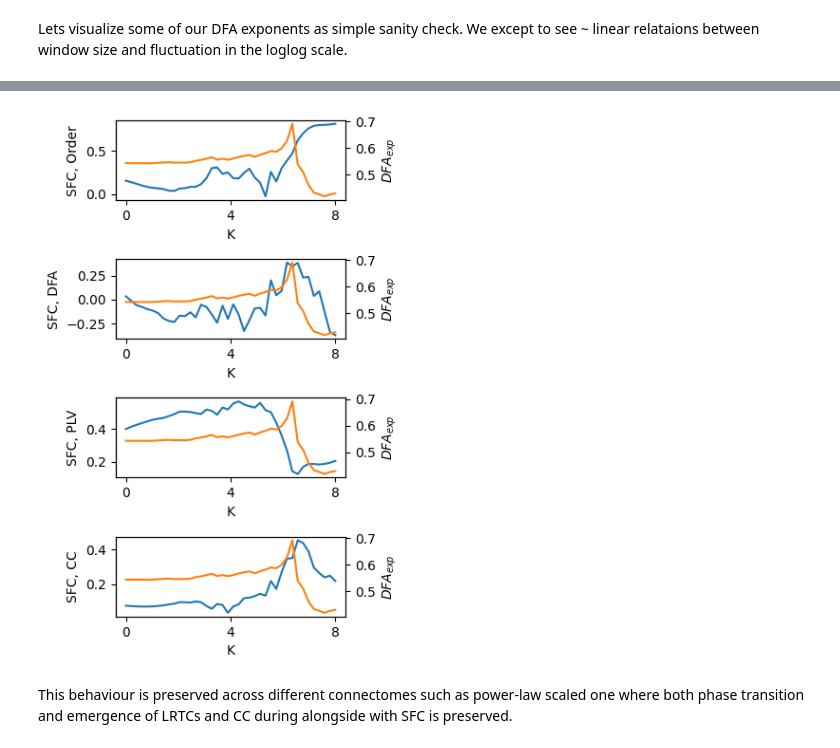
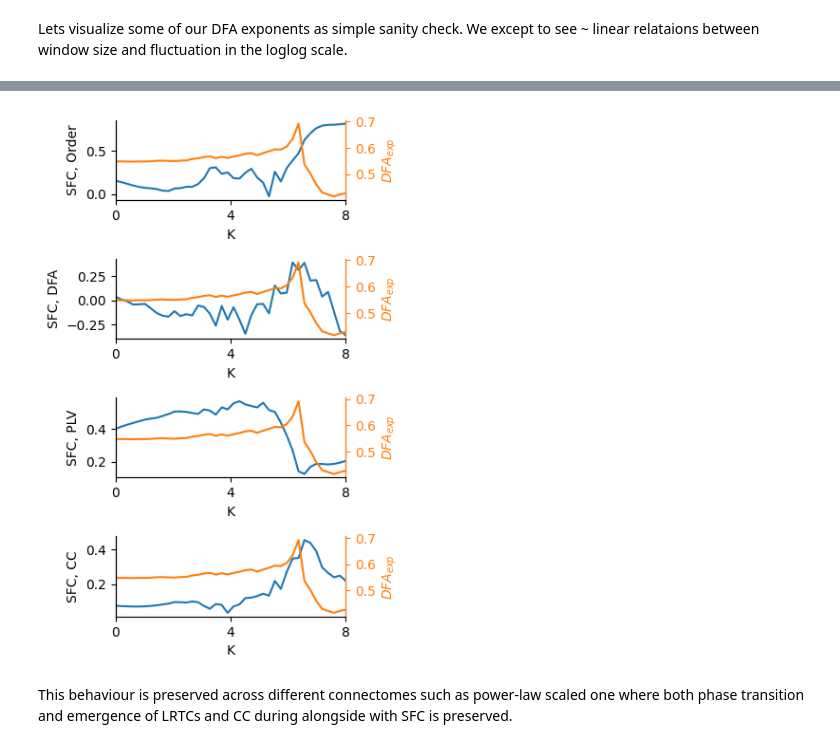
Before and after one commit to palvalab/hierarchical_kuramoto_zero, a Jupyter notebook: Tutorial_model_observables.ipynb, the cells around one changed output, grey strips where cells are left out. Saved outputs shown, nothing was run; the diff lists cells and outputs as text; code cells hidden in the pictures.

```diff
--- a/Tutorial_model_observables.ipynb
+++ b/Tutorial_model_observables.ipynb
@@ -122,7 +122,7 @@ frequency_scale = 1.0
 connectome_uniform = generate_random_sc('uniform')
 
 # DFA exponent is fit using windows from size 10 cycles of the central frequency to 25% of the whole data
-dfa_win_lengths = np.geomspace(int(sfreq/central_frequency)*10, int(sim_time*sfreq)//4, 30)
+dfa_win_lengths = np.geomspace(int(sfreq/central_frequency)*10, int(sim_time*sfreq)//5, 30)
 # %% [markdown]
 ### Running the model
 
@@ -245,13 +259,22 @@ observables_list = [order_as_k, plv_as_k.mean(axis=-1), cc_as_k.mean(axis=-1)]
 
 for ax, ax_twin, observable_name, (observable_arr, observable_arr_twin) in zip(axes, axes_twins, ['Order', 'PLV', 'CC'],
                                                                                zip(observables_list, [dfa_as_k, dfa_as_k, dfa_as_k])):
-
     ax.plot(k_values, observable_arr.mean(axis=-1), color='C0')
     ax_twin.plot(k_values, observable_arr_twin.mean(axis=-1), color='C1')
 
-    ax.set_xlabel('K', fontsize=12)
-    ax.set_ylabel(observable_name, fontsize=12)
-    ax_twin.set_ylabel(r'$DFA_{exp}$', fontsize=12)
+
+    ax.set_xlabel('K', fontsize=10)
+    ax.set_ylabel(f'SFC, {observable_name}', fontsize=10)
+    ax_twin.set_ylabel(r'$DFA_{exp}$', fontsize=10, color='C1')
+
+    ax.set_xticks([0, 4, 8])
+    ax.set_xlim(k_values[[0, ~0]])
+
+    ax_twin.spines['top'].set_visible(False)
+    ax.spines['top'].set_visible(False)
+
+    ax_twin.spines['right'].set_color('C1')
+    ax_twin.tick_params(axis='y', colors='C1')
 
 fig.tight_layout()
 # %% [output]
@@ -279,21 +302,29 @@ for i in range(40):
 # %%
 fig, axes = plt.subplots(figsize=(4,6), nrows=4)
 axes_twins = [ax.twinx() for ax in axes]
 
 sfc_corr_arr_list = [sc_vs_order_uniform, sc_vs_dfa_uniform, sc_vs_ps_uniform, sc_vs_cc_uniform]
 
 for ax, ax_twin, obs_name, sfc_corr_arr in zip(axes, axes_twins, ['Order', 'DFA', 'PLV', 'CC'], sfc_corr_arr_list ):
     ax.plot(k_values, sfc_corr_arr, color='C0')
     ax_twin.plot(k_values, dfa_as_k.mean(axis=-1), color='C1')
 
     ax.set_xlabel('K', fontsize=10)
     ax.set_ylabel(f'SFC, {obs_name}', fontsize=10)
-    ax_twin.set_ylabel(r'$DFA_{exp}$', fontsize=10)
+    ax_twin.set_ylabel(r'$DFA_{exp}$', fontsize=10, color='C1')
+
     ax.set_xticks([0, 4, 8])
+    ax.set_xlim(k_values[[0, ~0]])
+
+    ax_twin.spines['top'].set_visible(False)
+    ax.spines['top'].set_visible(False)
+
+    ax_twin.spines['right'].set_color('C1')
+    ax_twin.tick_params(axis='y', colors='C1')
 
 fig.tight_layout()
 # %% [output]
-[figure, old version]
+[figure, new version]
 # %% [markdown]
 This behaviour is preserved across different connectomes such as power-law scaled one where both phase transition and emergence of LRTCs and CC during alongside with SFC is preserved.
 # %%
```
Also changed, not shown: parts of 7 cells of this notebook, 1 other file.
